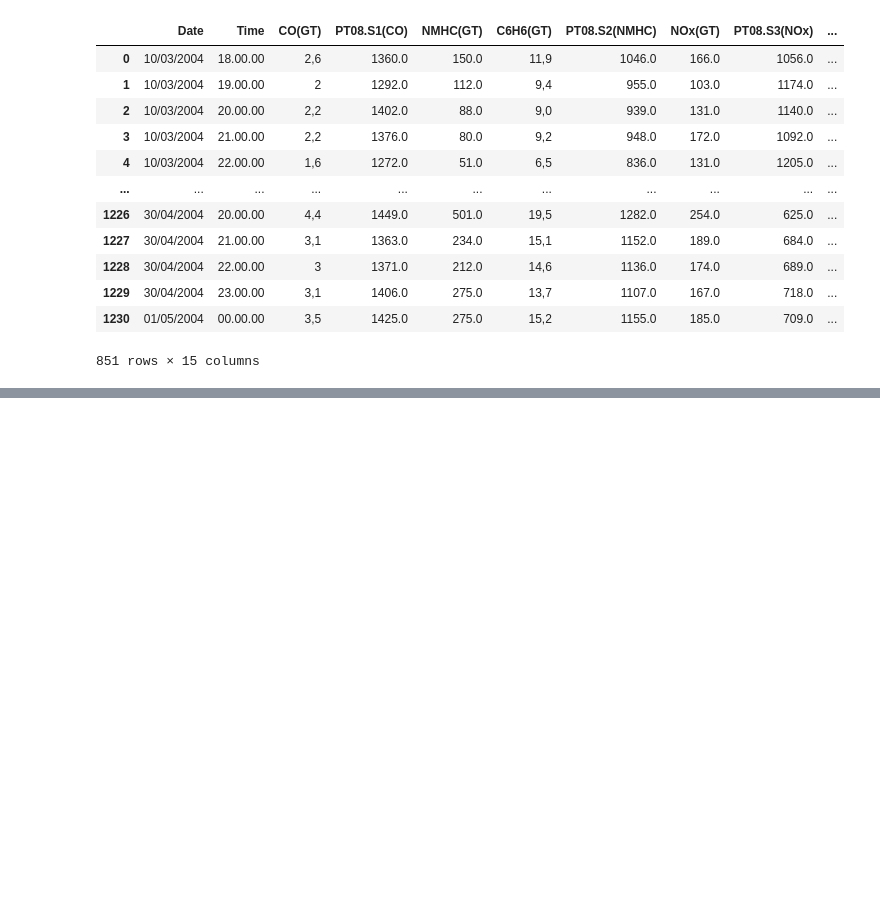
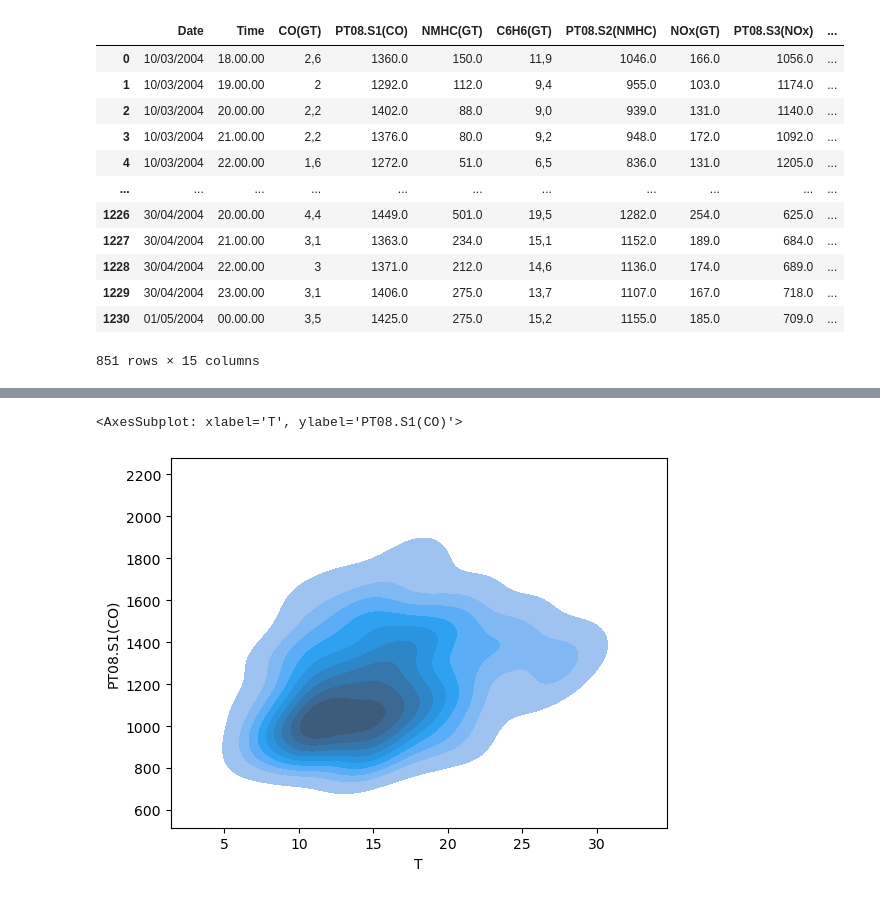
Before and after one commit to ubco-W2022T1-cosc301/project-group38, a Jupyter notebook: notebooks/analysis1.ipynb, the cells around one changed output, grey strips where cells are left out. Cells and saved outputs as stored; diff of their text form; code cells hidden in the pictures; blank space fills up the shorter version.

```diff
--- a/notebooks/analysis1.ipynb
+++ b/notebooks/analysis1.ipynb
@@ -29,0 +47,9 @@ display(data)
+# %%
+data['T'] = data['T'].astype(str).replace(",",".",regex=True).astype(float)
+data['RH'] = data['RH'].astype(str).replace(",",".",regex=True).astype(float)
+data['AH'] = data['AH'].astype(str).replace(",",".",regex=True).astype(float)
+
+sns.kdeplot(data,x='T',y='PT08.S1(CO)',fill=True)
+# %% [output]
+<AxesSubplot: xlabel='T', ylabel='PT08.S1(CO)'>
+[figure, added]
```
Also changed, not shown: parts of 2 cells of this notebook.
